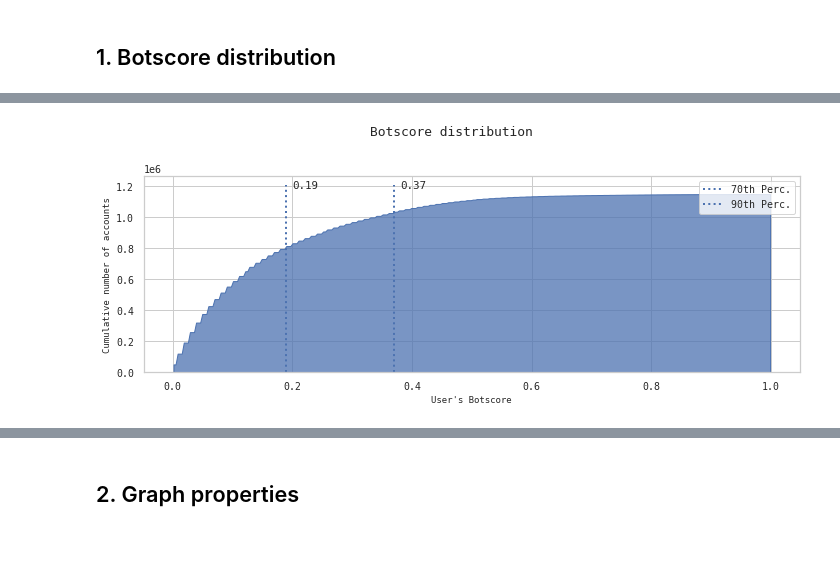
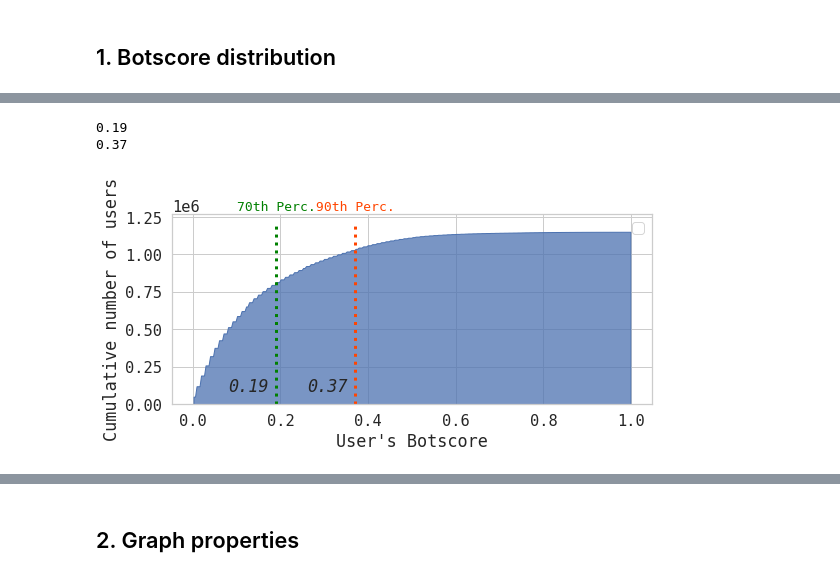
Before and after one commit to javier-pg/botbusters-spanish-general-elections-network-analysis, a Jupyter notebook: code/3.DataDescription.ipynb, the cells around one changed output, grey strips where cells are left out. Drawn from its saved outputs; the diff is of its cells as text; code cells hidden in the pictures; blank space fills up the shorter version.

Commit message:
Update code and images

```diff
--- a/code/3.DataDescription.ipynb
+++ b/code/3.DataDescription.ipynb
@@ -19,15 +19,16 @@ from collections.abc import MutableMapping
 import matplotlib.pyplot as plt
 from matplotlib.pyplot import text
 import seaborn as sns
-sns.set(font_scale=0.9)
+sns.set(font_scale=1.4)
 sns.set_style("whitegrid")
 sns.set_style({'font.family':'monospace'})
 from mpl_toolkits.axes_grid1.inset_locator import inset_axes
+import matplotlib.patches as mpatches
 
 
 # Network analysis
 import networkx as nx
-import graph_tool.all as gt
+#import graph_tool.all as gt
 
 ROOT_DIR = "/home/mattia/javier/botbusters-spanish-general-elections-network-analysis/"
 
@@ -201,8 +185,7 @@ Number of sampled users with botscore in DB: 1150709
 # %% [markdown]
 ## 1. Botscore distribution
 # %%
-fig, axs = plt.subplots(1, 1, figsize=(10,4))
-palette = sns.diverging_palette(133, 10, as_cmap=True)
+fig, axs = plt.subplots(1, 1, figsize=(8,4))
 
 h = sns.histplot(users.botscore,
                  #bins=40,
@@ -210,32 +193,35 @@ h = sns.histplot(users.botscore,
                  #kde=True,
                  element="poly",
                  cumulative=True,
-                 palette=palette,
                  cbar=True
                 )
 
-h.set_ylabel(fontsize="small", ylabel='Cumulative number of accounts')
-h.set_xlabel(fontsize="small", xlabel='User\'s Botscore')
+h.set_ylabel(ylabel='Cumulative number of users')
+h.set_xlabel(xlabel='User\'s Botscore')
 
 # vertical lines for percentiles
 h_ylims = h.get_ylim()
 prs = [70,90]
 ps = np.percentile(a=users.botscore, q=prs, interpolation='lower')
 
+colors = {70 : 'green',
+          90 : 'orangered'}
+
 for pr,p in zip(prs,ps):
     print(p)
     label = str(pr) + "th Perc."
-    h.vlines(x=p, ymin=h_ylims[0], ymax=h_ylims[1], linewidth = 2, label=label, linestyles='dotted')
-    text(x=p+0.01, y=h_ylims[1], s= str(p), verticalalignment='center')
+    h.vlines(x=p, ymin=h_ylims[0], ymax=h_ylims[1], linewidth = 3, linestyles='dotted', color=colors[pr])
+    text(x=p-0.11, y=h_ylims[1]*0.1, s= str(p), fontstyle='italic', verticalalignment='center')
+    text(x=p-0.09, y=h_ylims[1]*1.09, s= label, fontstyle='normal', fontsize=13, verticalalignment='center', color=colors[pr])
 
 
 
 # common legend
 h.legend(loc="upper right")
 
-fig.suptitle("Botscore distribution", y=1.01)
+#fig.suptitle("Botscore distribution", y=1.01)
 plt.tight_layout()
 
-plt.savefig("images/distribution.svg")
+#plt.savefig("images/distribution.svg")
 plt.show()
 # %% [output]
@@ -244 +229,3 @@ plt.show()
+0.19
+0.37
-[figure, old version]
+[figure, new version]
```
Also changed, not shown: parts of 19 cells of this notebook, 40 other files.
